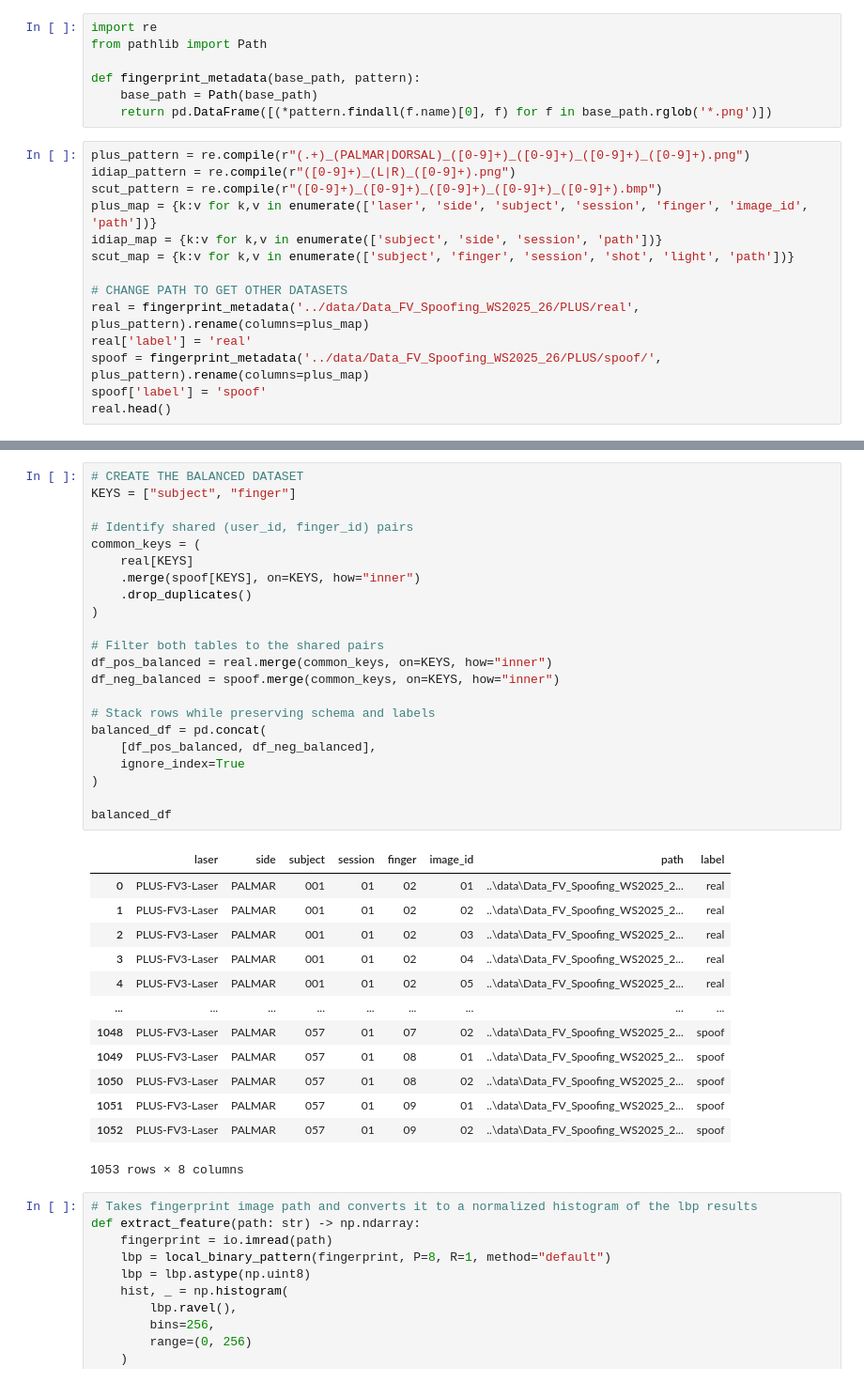
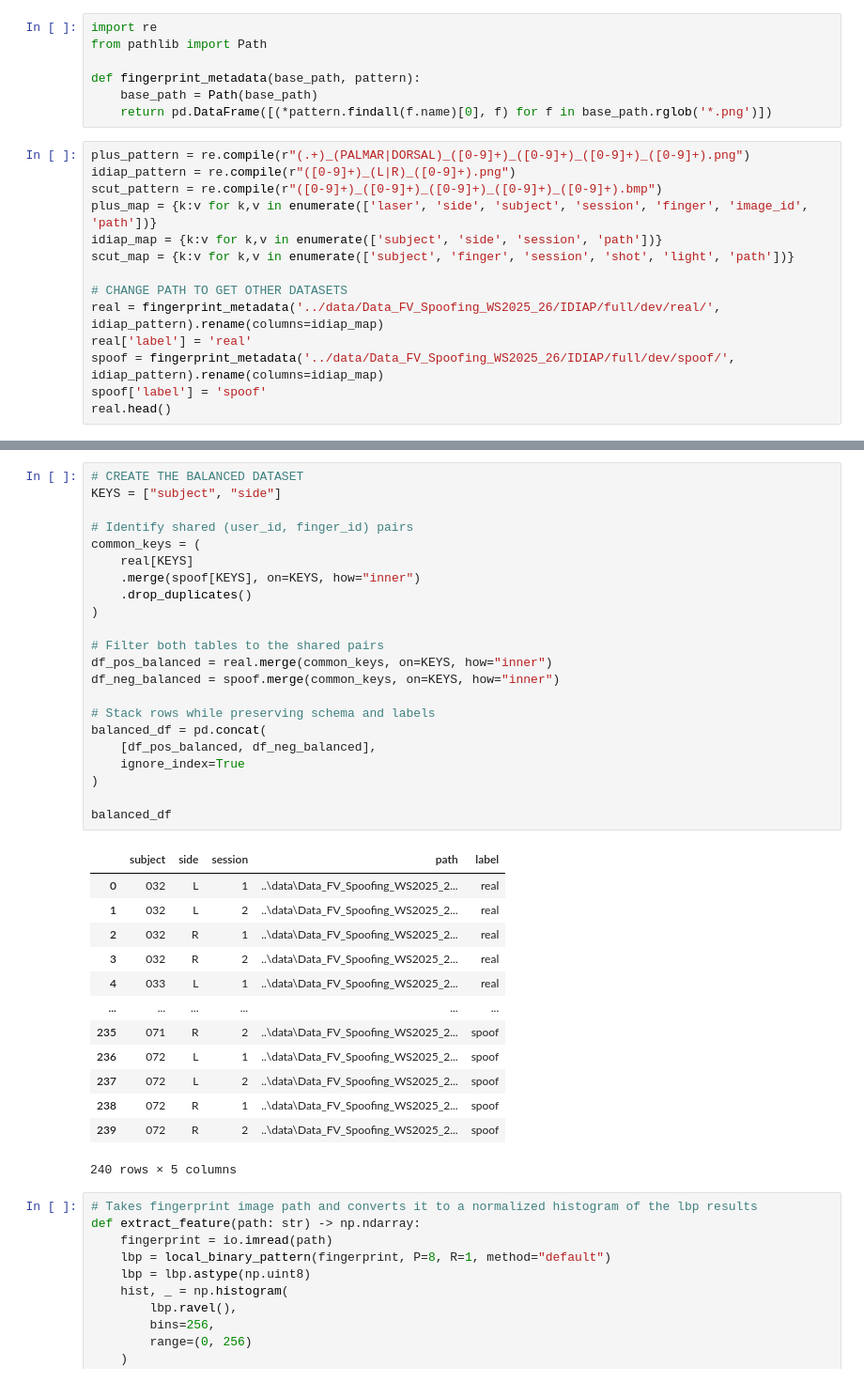
Before and after one commit to Andino20/PAD_LBP_PS-Bildverarbeitung-WS25, a Jupyter notebook: notebooks/LBP.ipynb, the cells around one changed output, grey strips where cells are left out. Shown at 94% size. Drawn from its saved outputs; the diff is of its cells as text.

```diff
--- a/notebooks/LBP.ipynb
+++ b/notebooks/LBP.ipynb
@@ -40,9 +40,9 @@ idiap_map = {k:v for k,v in enumerate(['subject', 'side', 'session', 'path'])}
 scut_map = {k:v for k,v in enumerate(['subject', 'finger', 'session', 'shot', 'light', 'path'])}
 
 # CHANGE PATH TO GET OTHER DATASETS
-real = fingerprint_metadata('../data/Data_FV_Spoofing_WS2025_26/PLUS/real', plus_pattern).rename(columns=plus_map)
+real = fingerprint_metadata('../data/Data_FV_Spoofing_WS2025_26/IDIAP/full/dev/real/', idiap_pattern).rename(columns=idiap_map)
 real['label'] = 'real'
-spoof = fingerprint_metadata('../data/Data_FV_Spoofing_WS2025_26/PLUS/spoof/', plus_pattern).rename(columns=plus_map)
+spoof = fingerprint_metadata('../data/Data_FV_Spoofing_WS2025_26/IDIAP/full/dev/spoof/', idiap_pattern).rename(columns=idiap_map)
 spoof['label'] = 'spoof'
 real.head()
 # %% [output]
@@ -55,39 +55,39 @@ real.head()
 # %%
 # CREATE THE BALANCED DATASET
-KEYS = ["subject", "finger"]
+KEYS = ["subject", "side"]
 
 # Identify shared (user_id, finger_id) pairs
 common_keys = (
     real[KEYS]
     .merge(spoof[KEYS], on=KEYS, how="inner")
     .drop_duplicates()
 )
 
 # Filter both tables to the shared pairs
 df_pos_balanced = real.merge(common_keys, on=KEYS, how="inner")
 df_neg_balanced = spoof.merge(common_keys, on=KEYS, how="inner")
 
 # Stack rows while preserving schema and labels
 balanced_df = pd.concat(
     [df_pos_balanced, df_neg_balanced],
     ignore_index=True
 )
 
 balanced_df
 # %% [output]
-|  | laser | side | subject | session | finger | image_id | path | label |
-| 0 | PLUS-FV3-Laser | PALMAR | 001 | 01 | 02 | 01 | ..\data\Data_FV_Spoofing_WS2025_2... | real |
-| 1 | PLUS-FV3-Laser | PALMAR | 001 | 01 | 02 | 02 | ..\data\Data_FV_Spoofing_WS2025_2... | real |
-| 2 | PLUS-FV3-Laser | PALMAR | 001 | 01 | 02 | 03 | ..\data\Data_FV_Spoofing_WS2025_2... | real |
-| 3 | PLUS-FV3-Laser | PALMAR | 001 | 01 | 02 | 04 | ..\data\Data_FV_Spoofing_WS2025_2... | real |
-| 4 | PLUS-FV3-Laser | PALMAR | 001 | 01 | 02 | 05 | ..\data\Data_FV_Spoofing_WS2025_2... | real |
-| ... | ... | ... | ... | ... | ... | ... | ... | ... |
-| 1048 | PLUS-FV3-Laser | PALMAR | 057 | 01 | 07 | 02 | ..\data\Data_FV_Spoofing_WS2025_2... | spoof |
-| 1049 | PLUS-FV3-Laser | PALMAR | 057 | 01 | 08 | 01 | ..\data\Data_FV_Spoofing_WS2025_2... | spoof |
-| 1050 | PLUS-FV3-Laser | PALMAR | 057 | 01 | 08 | 02 | ..\data\Data_FV_Spoofing_WS2025_2... | spoof |
-| 1051 | PLUS-FV3-Laser | PALMAR | 057 | 01 | 09 | 01 | ..\data\Data_FV_Spoofing_WS2025_2... | spoof |
-| 1052 | PLUS-FV3-Laser | PALMAR | 057 | 01 | 09 | 02 | ..\data\Data_FV_Spoofing_WS2025_2... | spoof |
+|  | subject | side | session | path | label |
+| 0 | 032 | L | 1 | ..\data\Data_FV_Spoofing_WS2025_2... | real |
+| 1 | 032 | L | 2 | ..\data\Data_FV_Spoofing_WS2025_2... | real |
+| 2 | 032 | R | 1 | ..\data\Data_FV_Spoofing_WS2025_2... | real |
+| 3 | 032 | R | 2 | ..\data\Data_FV_Spoofing_WS2025_2... | real |
+| 4 | 033 | L | 1 | ..\data\Data_FV_Spoofing_WS2025_2... | real |
+| ... | ... | ... | ... | ... | ... |
+| 235 | 071 | R | 2 | ..\data\Data_FV_Spoofing_WS2025_2... | spoof |
+| 236 | 072 | L | 1 | ..\data\Data_FV_Spoofing_WS2025_2... | spoof |
+| 237 | 072 | L | 2 | ..\data\Data_FV_Spoofing_WS2025_2... | spoof |
+| 238 | 072 | R | 1 | ..\data\Data_FV_Spoofing_WS2025_2... | spoof |
+| 239 | 072 | R | 2 | ..\data\Data_FV_Spoofing_WS2025_2... | spoof |
-1053 rows × 8 columns
+240 rows × 5 columns
 # %%
 # Takes fingerprint image path and converts it to a normalized histogram of the lbp results
 def extract_feature(path: str) -> np.ndarray:
```
Also changed, not shown: parts of 13 cells of this notebook.
